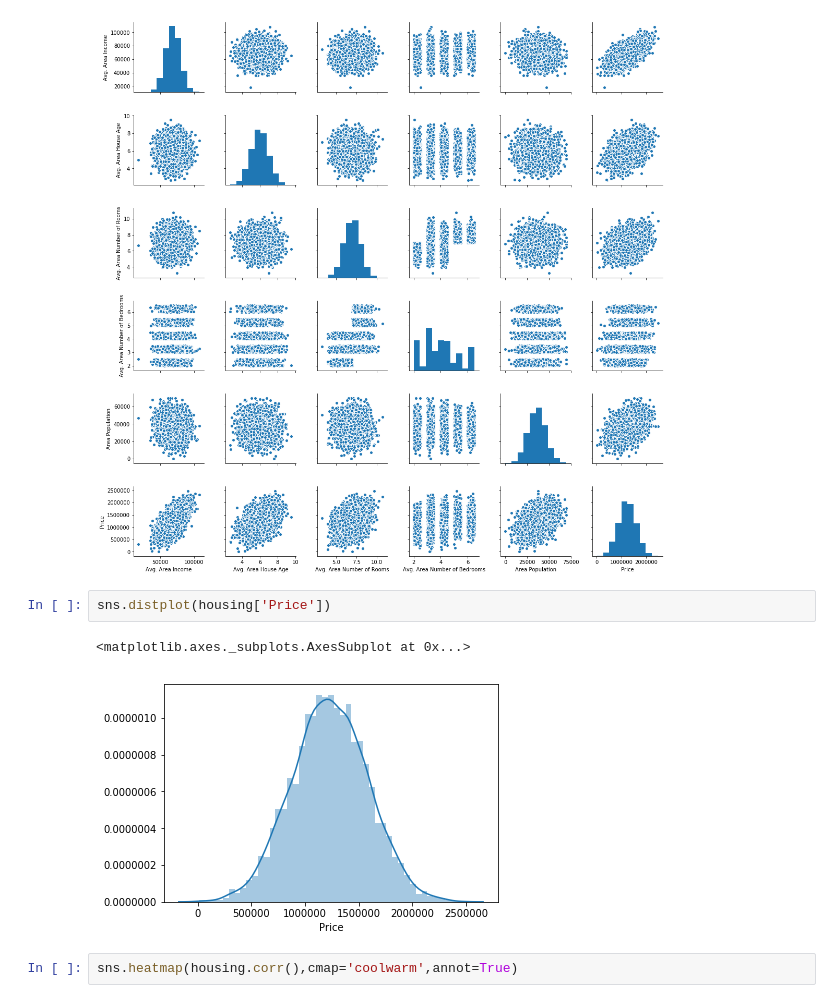
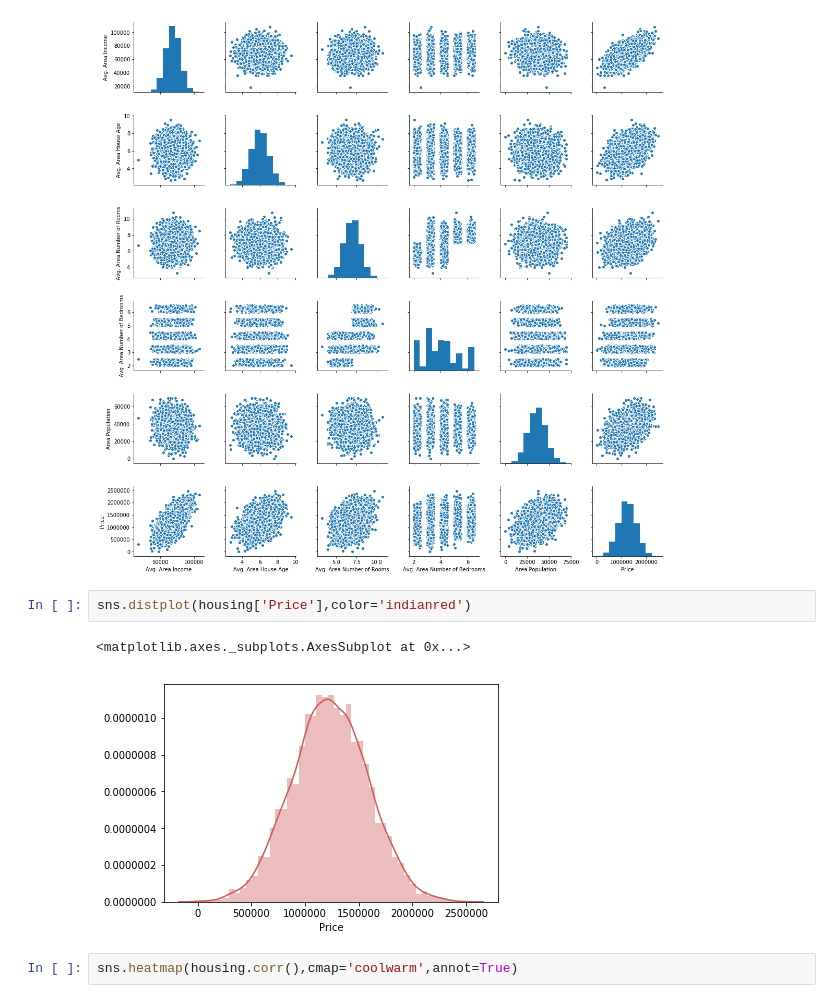
Before and after one commit to subhamsarangi/ML, a Jupyter notebook: 1. Linear Regression/1. Linear Regression.ipynb, the cells around one changed output. Saved outputs shown, nothing was run; the diff lists cells and outputs as text.

```diff
--- a/1. Linear Regression.ipynb
+++ b/1. Linear Regression/1. Linear Regression.ipynb
@@ -48,10 +48,10 @@ plt.savefig('images/housing_pairplot.png', dpi=200)
 # %% [output]
 [figure]
 # %%
-sns.distplot(housing['Price'])
+sns.distplot(housing['Price'],color='indianred')
 # %% [output]
 <matplotlib.axes._subplots.AxesSubplot at 0x...>
-[figure, old version]
+[figure, new version]
 # %%
 sns.heatmap(housing.corr(),cmap='coolwarm',annot=True)
 # %% [output]
```
Also changed, not shown: parts of 10 cells of this notebook, 6 other files.
